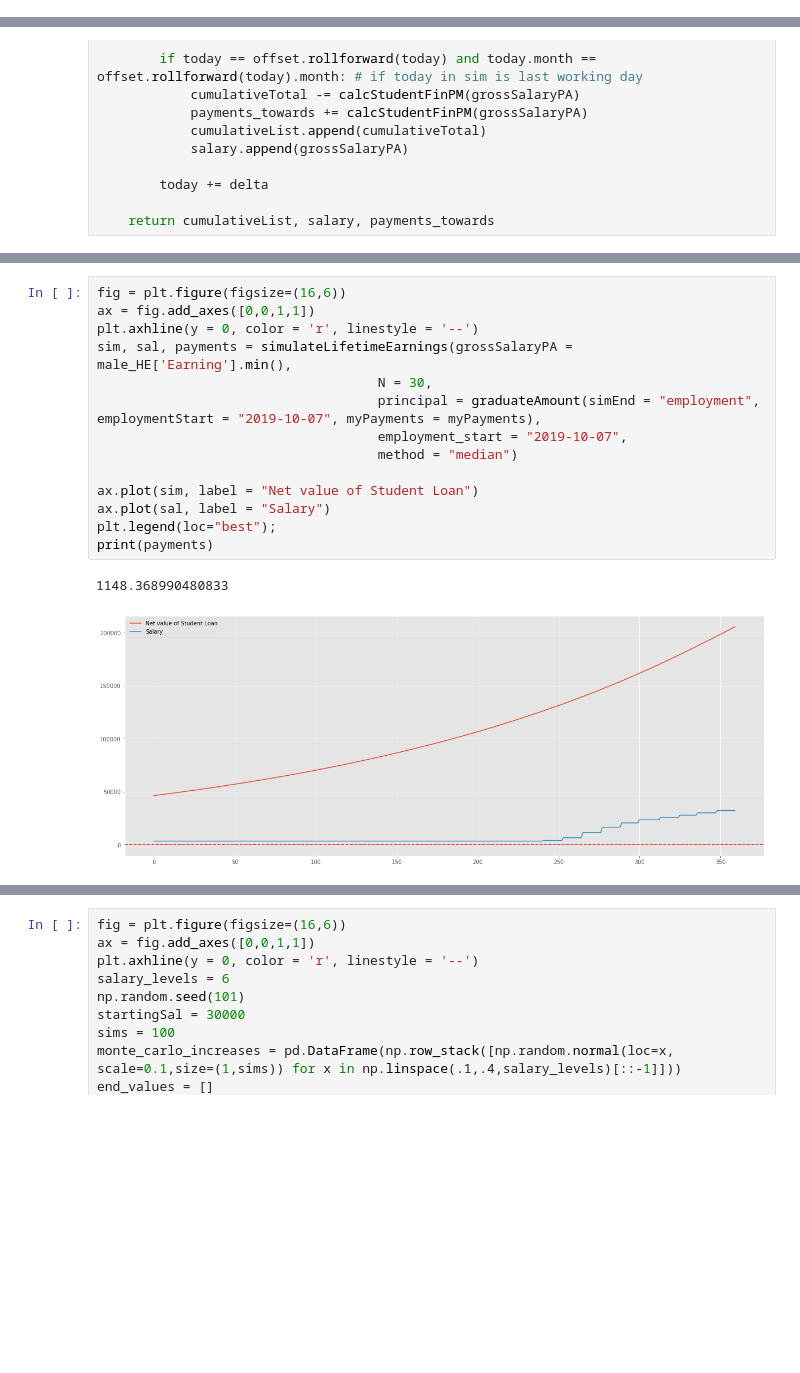
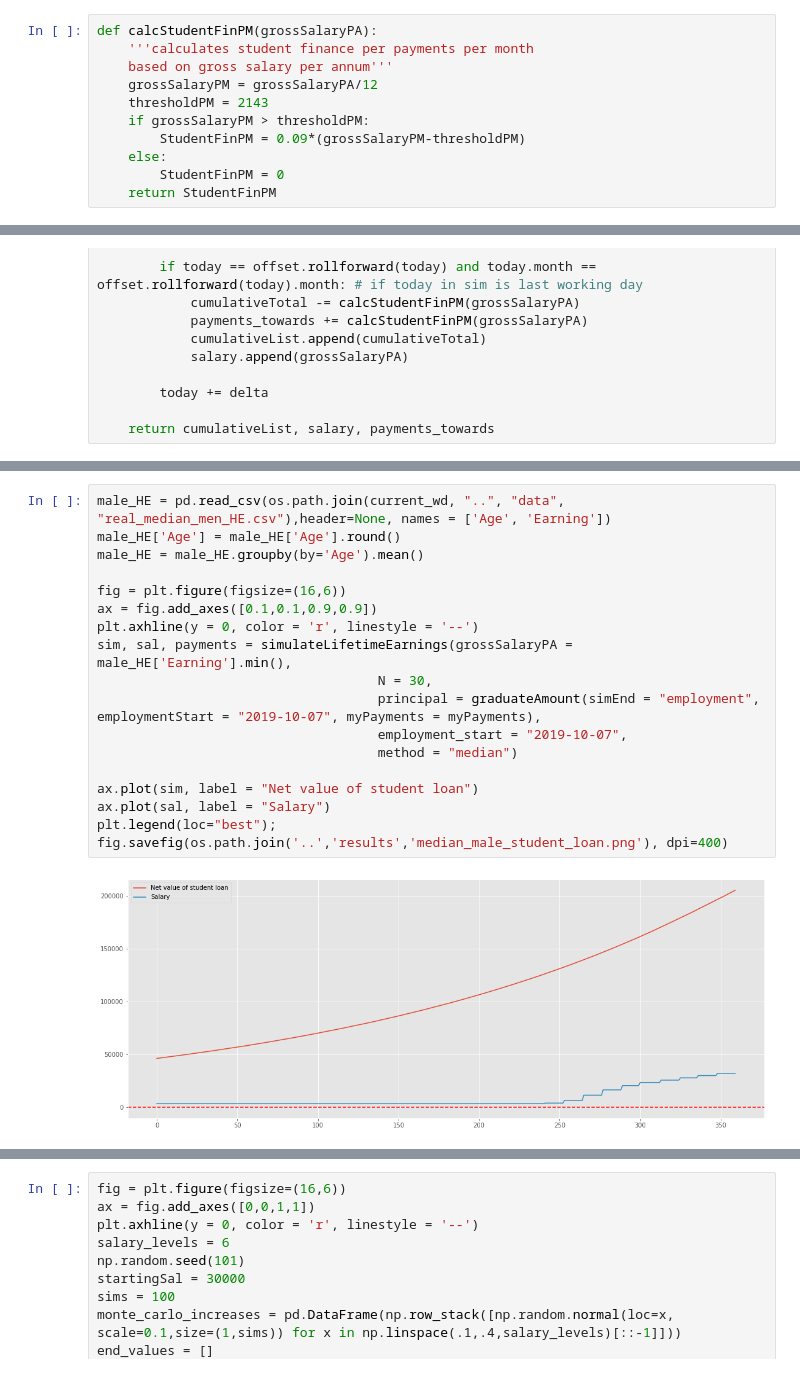
Before and after one commit to lvassor/student_finance_simulation, a Jupyter notebook: notebooks/payoffSimulation_blog_style.ipynb, the cells around one changed output, grey strips where cells are left out. Saved outputs shown, nothing was run; the diff lists cells and outputs as text; blank space fills up the shorter version.

```diff
--- a/notebooks/payoffSimulation_blog_style.ipynb
+++ b/notebooks/payoffSimulation_blog_style.ipynb
@@ -141 +90,12 @@ def salaryIncrease(grossSalaryPA, mean, sd):
+# %%
+def calcStudentFinPM(grossSalaryPA):
+    '''calculates student finance per payments per month
+    based on gross salary per annum'''
+    grossSalaryPM = grossSalaryPA/12
+    thresholdPM = 2143
+    if grossSalaryPM > thresholdPM:
+        StudentFinPM = 0.09*(grossSalaryPM-thresholdPM)
+    else:
+        StudentFinPM = 0
+    return StudentFinPM
 # %% [markdown]
@@ -316,20 +240,23 @@ plt.tight_layout()
 # %%
+male_HE = pd.read_csv(os.path.join(current_wd, "..", "data", "real_median_men_HE.csv"),header=None, names = ['Age', 'Earning'])
+male_HE['Age'] = male_HE['Age'].round()
+male_HE = male_HE.groupby(by='Age').mean()
+
 fig = plt.figure(figsize=(16,6))
-ax = fig.add_axes([0,0,1,1])
+ax = fig.add_axes([0.1,0.1,0.9,0.9])
 plt.axhline(y = 0, color = 'r', linestyle = '--')
 sim, sal, payments = simulateLifetimeEarnings(grossSalaryPA = male_HE['Earning'].min(),
                                     N = 30,
                                     principal = graduateAmount(simEnd = "employment", employmentStart = "2019-10-07", myPayments = myPayments),
                                     employment_start = "2019-10-07",
                                     method = "median")
 
-ax.plot(sim, label = "Net value of Student Loan")
+ax.plot(sim, label = "Net value of student loan")
 ax.plot(sal, label = "Salary")
 plt.legend(loc="best");
-print(payments)
+fig.savefig(os.path.join('..','results','median_male_student_loan.png'), dpi=400)
 # %% [output]
-1148.368990480833
-[figure, old version]
+[figure, new version]
 # %% [markdown]
 As you can see in the plot above, the median male graduate's salary does not increase fast enough in the early years/over the 30 years to ever overcome the rate of compounding of the loan interest. Thus, the loan's net value spirals upwards, and they never pay it off. At 30 years, the loan will be cancelled. However, there are many confounding variables here - e.g. this is averaged across subjects and university (e.g. [Russell Group](https://russellgroup.ac.uk/about/) and nonRG), which both have very large variance in later life earnings. So this should be looked at purely as an example of the simulation.
 
```
Also changed, not shown: parts of 13 cells of this notebook, 2 other files.
